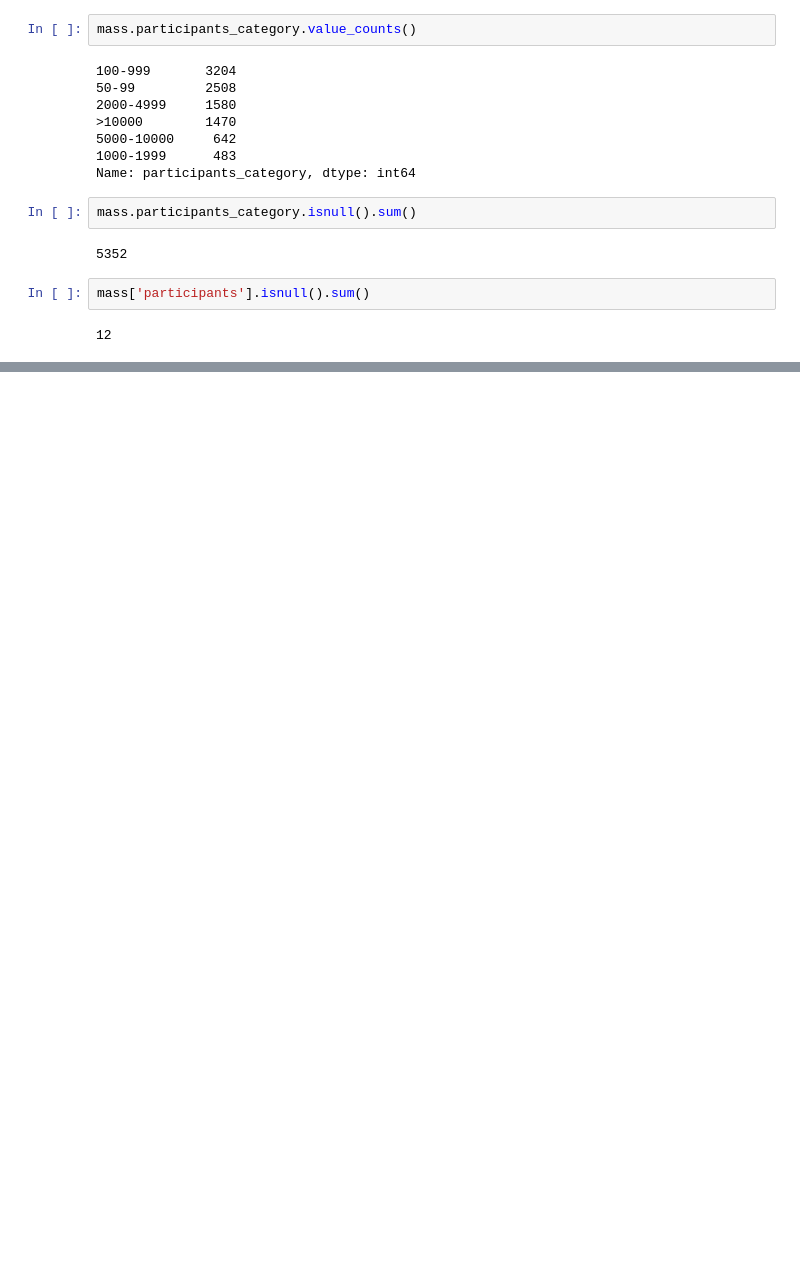
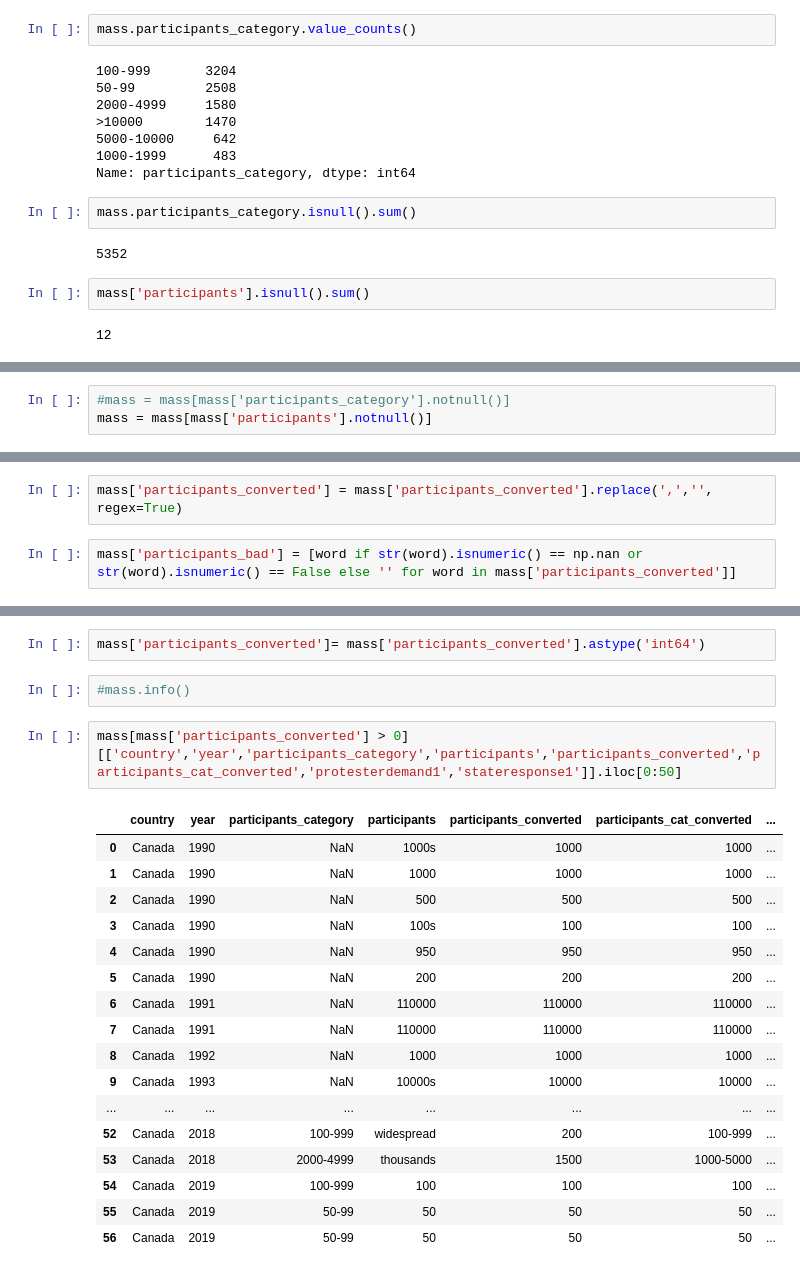
Before and after one commit to EmFib/Mass-Protests, a Jupyter notebook: users/data_cleaning_paul.ipynb, the cells around one changed output, grey strips where cells are left out. Drawn from its saved outputs; the diff is of its cells as text; blank space fills up the shorter version.

Commit message:
Created participants notebook

```diff
--- a/users/data_cleaning_paul.ipynb
+++ b/users/data_cleaning_paul.ipynb
@@ -74,0 +194,3 @@ list(mass['participants'])
+# %%
+#mass = mass[mass['participants_category'].notnull()]
+mass = mass[mass['participants'].notnull()]
@@ -74,0 +209,4 @@ list(mass['participants'])
+# %%
+mass['participants_converted'] = mass['participants_converted'].replace(',','', regex=True)
+# %%
+mass['participants_bad'] = [word if str(word).isnumeric() == np.nan or str(word).isnumeric() == False else '' for word in mass['participants_converted']]
@@ -74,0 +221,24 @@ list(mass['participants'])
+# %%
+mass['participants_converted']= mass['participants_converted'].astype('int64')
+# %%
+#mass.info()
+# %%
+mass[mass['participants_converted'] > 0]   [['country','year','participants_category','participants','participants_converted','participants_cat_converted','protesterdemand1','stateresponse1']].iloc[0:50]
+# %% [output]
+|  | country | year | participants_category | participants | participants_converted | participants_cat_converted | ... |
+| 0 | Canada | 1990 | NaN | 1000s | 1000 | 1000 | ... |
+| 1 | Canada | 1990 | NaN | 1000 | 1000 | 1000 | ... |
+| 2 | Canada | 1990 | NaN | 500 | 500 | 500 | ... |
+| 3 | Canada | 1990 | NaN | 100s | 100 | 100 | ... |
+| 4 | Canada | 1990 | NaN | 950 | 950 | 950 | ... |
+| 5 | Canada | 1990 | NaN | 200 | 200 | 200 | ... |
+| 6 | Canada | 1991 | NaN | 110000 | 110000 | 110000 | ... |
+| 7 | Canada | 1991 | NaN | 110000 | 110000 | 110000 | ... |
+| 8 | Canada | 1992 | NaN | 1000 | 1000 | 1000 | ... |
+| 9 | Canada | 1993 | NaN | 10000s | 10000 | 10000 | ... |
+| ... | ... | ... | ... | ... | ... | ... | ... |
+| 52 | Canada | 2018 | 100-999 | widespread | 200 | 100-999 | ... |
+| 53 | Canada | 2018 | 2000-4999 | thousands | 1500 | 1000-5000 | ... |
+| 54 | Canada | 2019 | 100-999 | 100 | 100 | 100 | ... |
+| 55 | Canada | 2019 | 50-99 | 50 | 50 | 50 | ... |
+| 56 | Canada | 2019 | 50-99 | 50 | 50 | 50 | ... |
```
Also changed, not shown: parts of 14 cells of this notebook, 1 other file.
